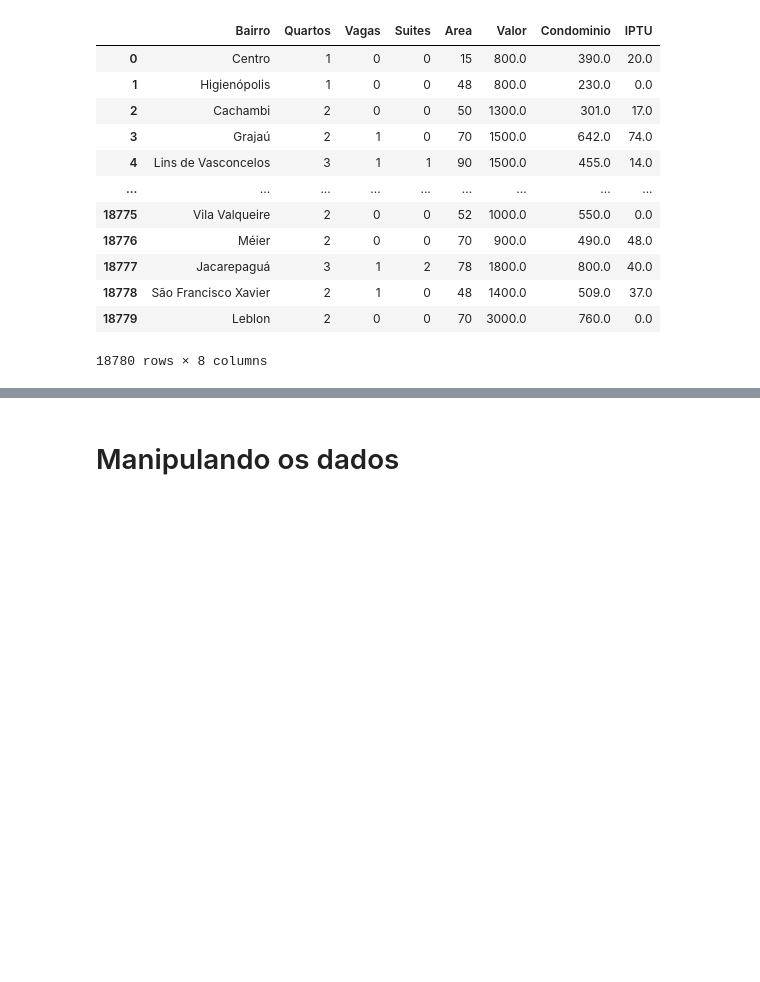
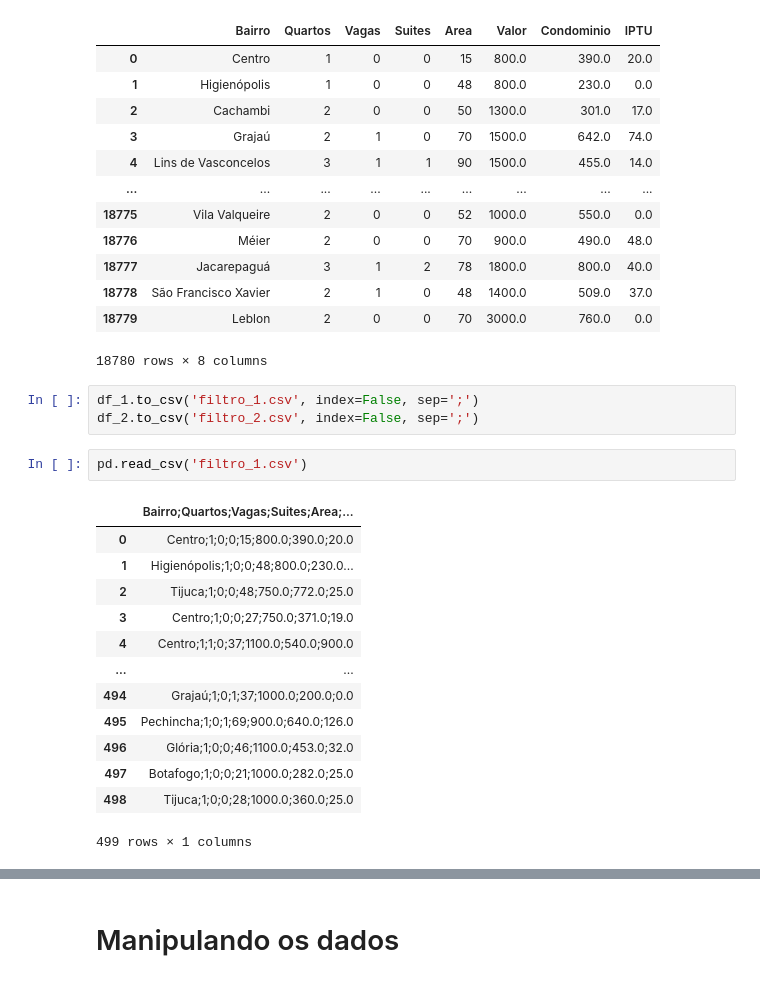
Before and after one commit to Bodegami/formacao-especialista-em-ia, a Jupyter notebook: python-com-pandas/notebook_inicial.ipynb, the cells around one changed output, grey strips where cells are left out. Drawn from its saved outputs; the diff is of its cells as text; blank space fills up the shorter version.

```diff
--- a/python-com-pandas/notebook_inicial.ipynb
+++ b/python-com-pandas/notebook_inicial.ipynb
@@ -681,3 +681,22 @@ pd.read_csv('dados_apartamentos.csv', sep=';')
 | 18778 | São Francisco Xavier | 2 | 1 | 0 | 48 | 1400.0 | 509.0 | 37.0 |
 | 18779 | Leblon | 2 | 0 | 0 | 70 | 3000.0 | 760.0 | 0.0 |
 18780 rows × 8 columns
+# %%
+df_1.to_csv('filtro_1.csv', index=False, sep=';')
+df_2.to_csv('filtro_2.csv', index=False, sep=';')
+# %%
+pd.read_csv('filtro_1.csv')
+# %% [output]
+|  | Bairro;Quartos;Vagas;Suites;Area;... |
+| 0 | Centro;1;0;0;15;800.0;390.0;20.0 |
+| 1 | Higienópolis;1;0;0;48;800.0;230.0... |
+| 2 | Tijuca;1;0;0;48;750.0;772.0;25.0 |
+| 3 | Centro;1;0;0;27;750.0;371.0;19.0 |
+| 4 | Centro;1;1;0;37;1100.0;540.0;900.0 |
+| ... | ... |
+| 494 | Grajaú;1;0;1;37;1000.0;200.0;0.0 |
+| 495 | Pechincha;1;0;1;69;900.0;640.0;126.0 |
+| 496 | Glória;1;0;0;46;1100.0;453.0;32.0 |
+| 497 | Botafogo;1;0;0;21;1000.0;282.0;25.0 |
+| 498 | Tijuca;1;0;0;28;1000.0;360.0;25.0 |
+499 rows × 1 columns
```
Also changed, not shown: parts of 1 cell of this notebook, 2 other files.
